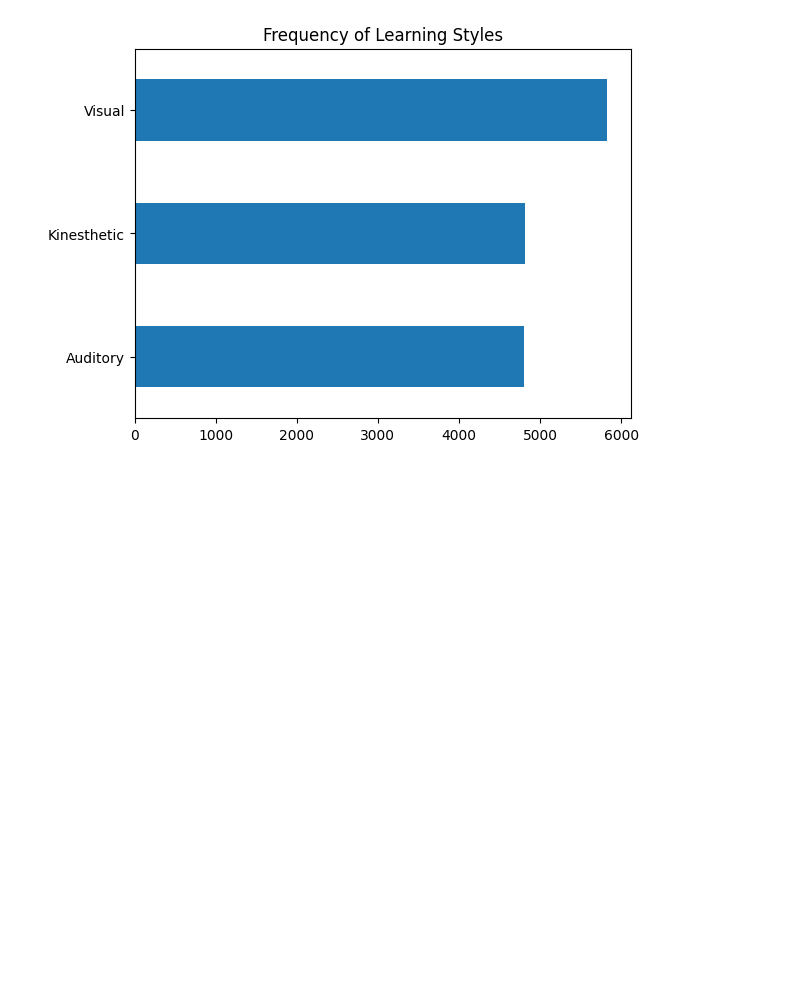
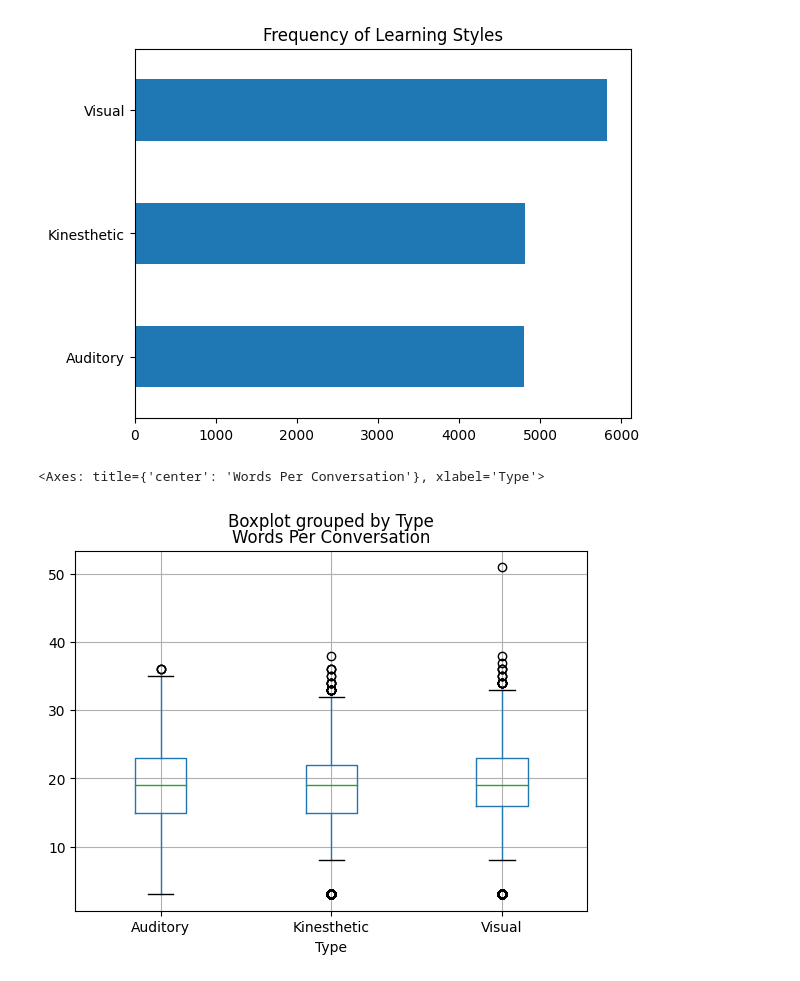
Before and after one commit to dekings44/students_companion_bot, a Jupyter notebook: main.ipynb, the cells around one changed output. Drawn from its saved outputs; the diff is of its cells as text; code cells hidden in the pictures; blank space fills up the shorter version.

```diff
--- a/main.ipynb
+++ b/main.ipynb
@@ -87,3 +87,9 @@ plt.title('Frequency of Learning Styles')
 plt.show()
 # %% [output]
 [figure]
+# %%
+data['Words Per Conversation'] = data['Sentence'].str.split().apply(len)
+data.boxplot("Words Per Conversation", by='Type')
+# %% [output]
+<Axes: title={'center': 'Words Per Conversation'}, xlabel='Type'>
+[figure, added]
```
